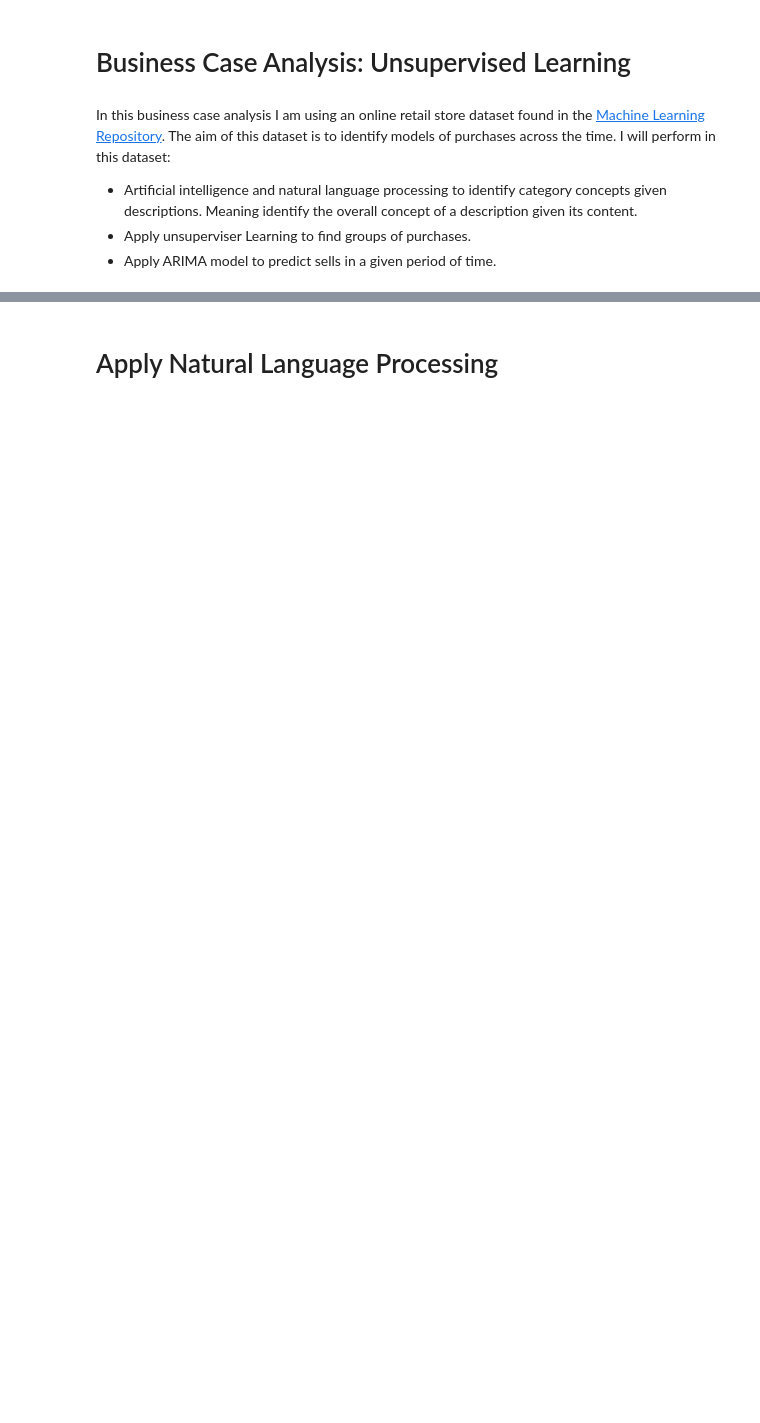
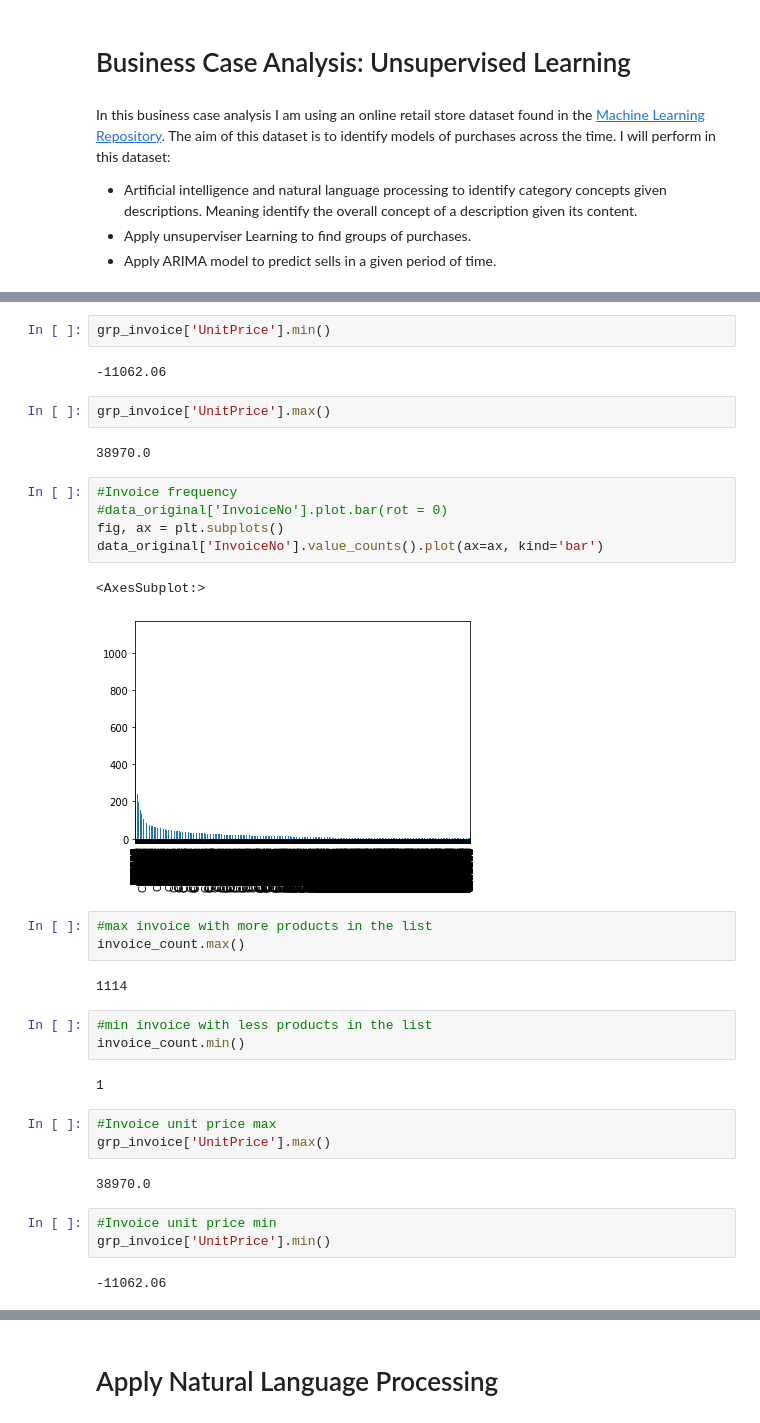
Before and after one commit to nonameforpirate/businessAnalysis, a Jupyter notebook: BusinessAnalysis.ipynb, the cells around one changed output, grey strips where cells are left out. Cells and saved outputs as stored; diff of their text form; blank space fills up the shorter version.

```diff
--- a/BusinessAnalysis.ipynb
+++ b/BusinessAnalysis.ipynb
@@ -55,0 +137,36 @@ data_original
+# %%
+grp_invoice['UnitPrice'].min()
+# %% [output]
+-11062.06
+# %%
+grp_invoice['UnitPrice'].max()
+# %% [output]
+38970.0
+# %%
+#Invoice frequency
+#data_original['InvoiceNo'].plot.bar(rot = 0)
+fig, ax = plt.subplots()
+data_original['InvoiceNo'].value_counts().plot(ax=ax, kind='bar')
+# %% [output]
+<AxesSubplot:>
+[figure, added]
+# %%
+#max invoice with more products in the list
+invoice_count.max()
+# %% [output]
+1114
+# %%
+#min invoice with less products in the list
+invoice_count.min()
+# %% [output]
+1
+# %%
+#Invoice unit price max
+grp_invoice['UnitPrice'].max()
+# %% [output]
+38970.0
+# %%
+#Invoice unit price min
+grp_invoice['UnitPrice'].min()
+# %% [output]
+-11062.06
```
Also changed, not shown: parts of 44 cells of this notebook.
